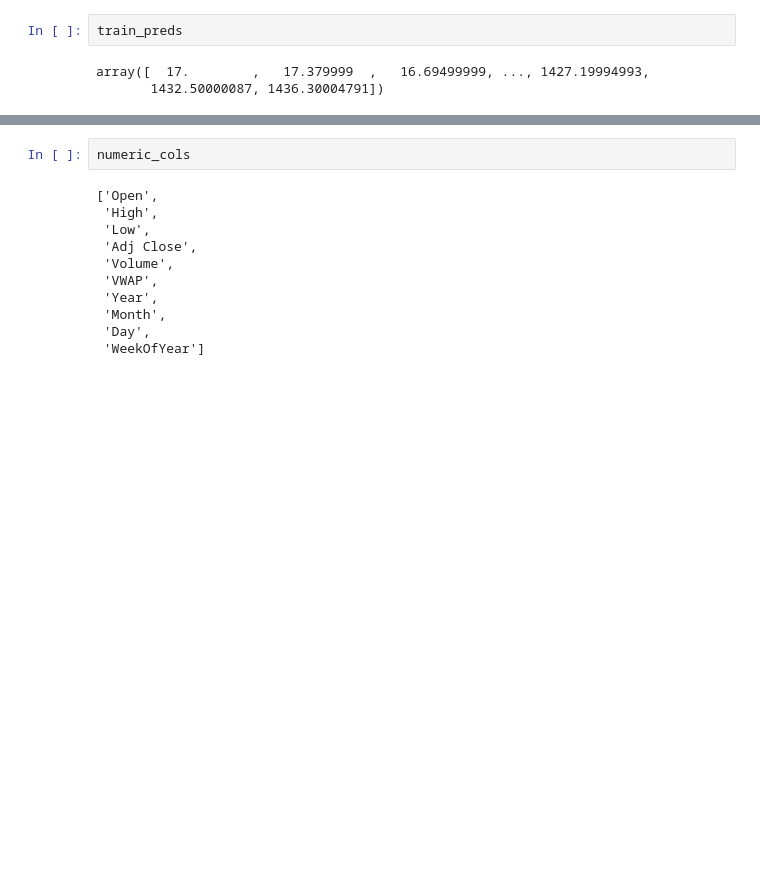
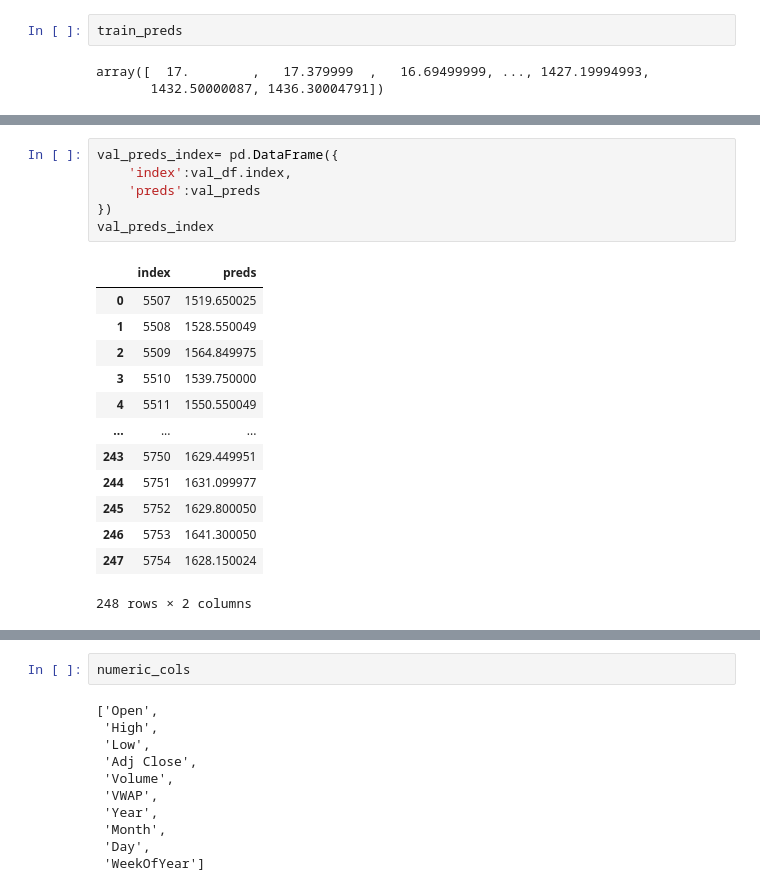
Before and after one commit to saketjha34/Python-Machine-Learning-Projects, a Jupyter notebook: NIFTY 50 Stock Price Prediction/Stock_Price_Prediction_Model_Training.ipynb, the cells around one changed output, grey strips where cells are left out. Saved outputs shown, nothing was run; the diff lists cells and outputs as text; blank space fills up the shorter version.

```diff
--- a/NIFTY 50 Stock Price Prediction/Stock_Price_Prediction_Model_Training.ipynb
+++ b/NIFTY 50 Stock Price Prediction/Stock_Price_Prediction_Model_Training.ipynb
@@ -406,0 +435,20 @@ array([  17.        ,   17.379999  ,   16.69499999, ..., 1427.19994993,
+# %%
+val_preds_index= pd.DataFrame({
+    'index':val_df.index,
+    'preds':val_preds
+})
+val_preds_index
+# %% [output]
+|  | index | preds |
+| 0 | 5507 | 1519.650025 |
+| 1 | 5508 | 1528.550049 |
+| 2 | 5509 | 1564.849975 |
+| 3 | 5510 | 1539.750000 |
+| 4 | 5511 | 1550.550049 |
+| ... | ... | ... |
+| 243 | 5750 | 1629.449951 |
+| 244 | 5751 | 1631.099977 |
+| 245 | 5752 | 1629.800050 |
+| 246 | 5753 | 1641.300050 |
+| 247 | 5754 | 1628.150024 |
+248 rows × 2 columns
```
Also changed, not shown: parts of 21 cells of this notebook, 15 other files.
